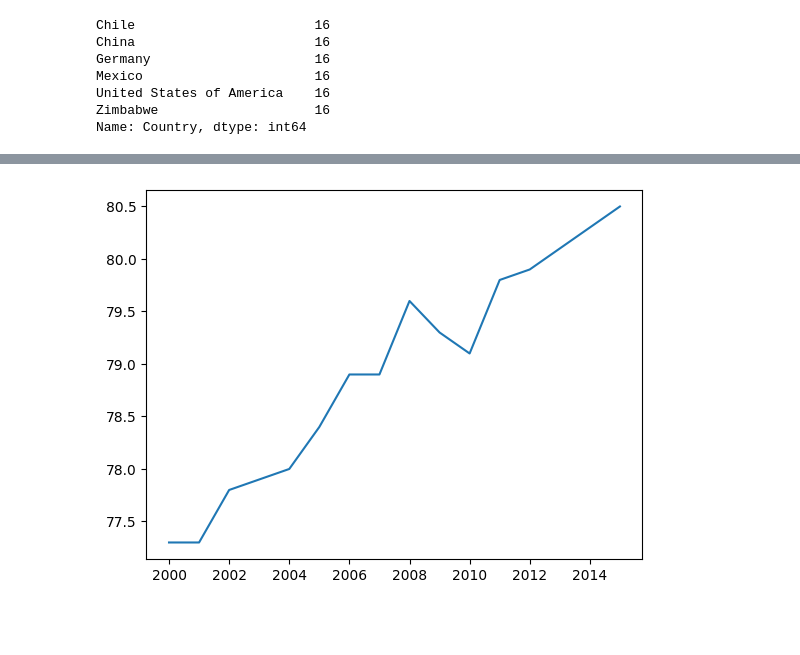
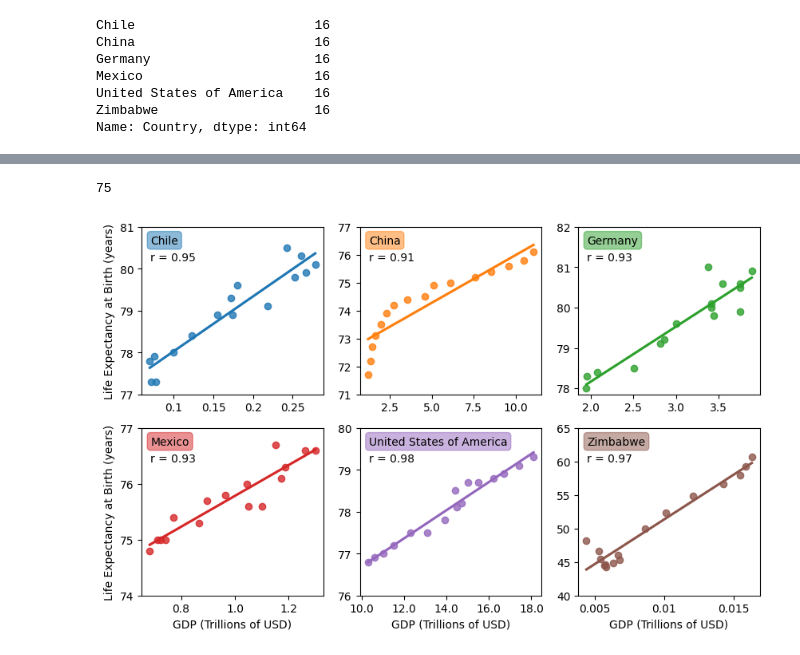
Before and after one commit to bcbmotta/Life-Expectancy-and-GDP, a Jupyter notebook: life_expectancy_gdp.ipynb, the cells around one changed output, grey strips where cells are left out. Drawn from its saved outputs; the diff is of its cells as text; code cells hidden in the pictures; blank space fills up the shorter version.

Commit message:
Update scatter plots

```diff
--- a/life_expectancy_gdp.ipynb
+++ b/life_expectancy_gdp.ipynb
@@ -95,4 +77,34 @@ chile
-# %%
-plt.plot(chile.Year, chile['Life expectancy at birth (years)']);
-# %% [output]
-[figure, removed]
+# %%
+round(74.75)
+# %% [output]
+75
+# %%
+fig, ((ax1, ax2, ax3), (ax4, ax5, ax6)) = plt.subplots(2, 3, figsize=(10,6))
+axs = [ax1, ax2, ax3, ax4, ax5, ax6]
+
+for i, (ax, country) in enumerate(zip(axs, countries)):
+    # Plot each graph separated
+    ax = plt.subplot(2, 3, i + 1)
+    g = sns.regplot(df[df['Country'] == country], x='GDP', y='LEB', ci=False, color=colors[i])
+    plt.annotate(country, xy=(0.05, 0.9), xycoords='axes fraction', bbox=dict(boxstyle="round", fc=colors[i], ec=colors[i], alpha=0.5))
+    # Find and plot Pearson Correlation (r) for each graph
+    r = stats.pearsonr(df[df['Country'] == country].GDP, df[df['Country'] == country].LEB)[0]
+    plt.annotate(f'r = {r :.2f}', xy=(0.05, 0.8), xycoords='axes fraction')
+    # Transform X-axis in Trillions of USD and normalize their ticks
+    xticks = g.get_xticks()
+    xlabels = [tick / 1e12 for tick in xticks]
+    plt.xticks(ticks=xticks[1:-1], labels=xlabels[1:-1])
+    # Transform Y-axis labels in integers
+    yticks = [*set([round(tick) for tick in g.get_yticks()])]
+    g.set(yticks=yticks)
+    # Remove X and Y labels from graphs in the middle
+    if ax in [ax1, ax4]:
+        plt.ylabel('Life Expectancy at Birth (years)')
+    else:
+        plt.ylabel('')
+    if ax in [ax4, ax5, ax6]:
+        plt.xlabel('GDP (Trillions of USD)')
+    else:
+        plt.xlabel('')
+# %% [output]
+[figure, added]
```
Also changed, not shown: parts of 10 cells of this notebook.
